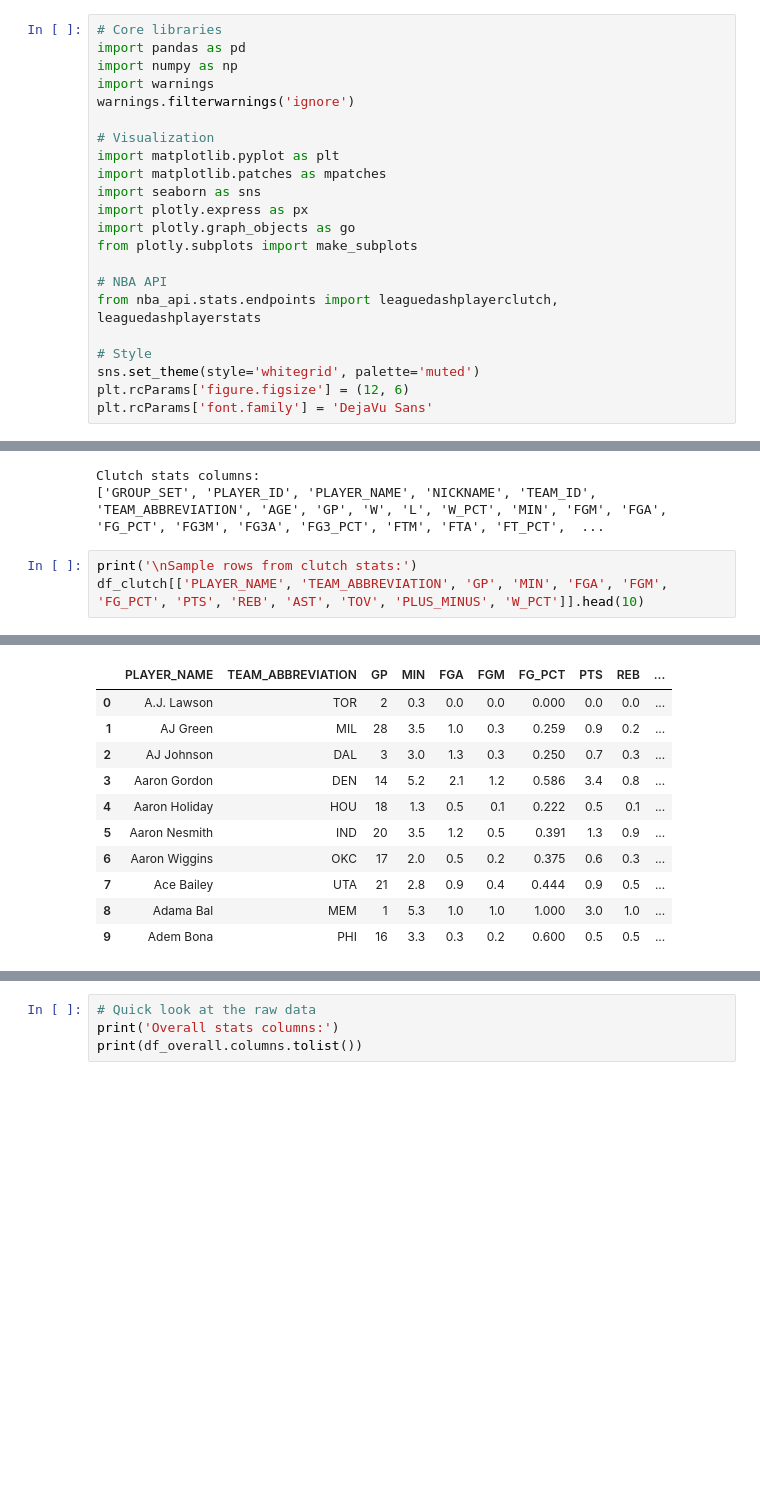
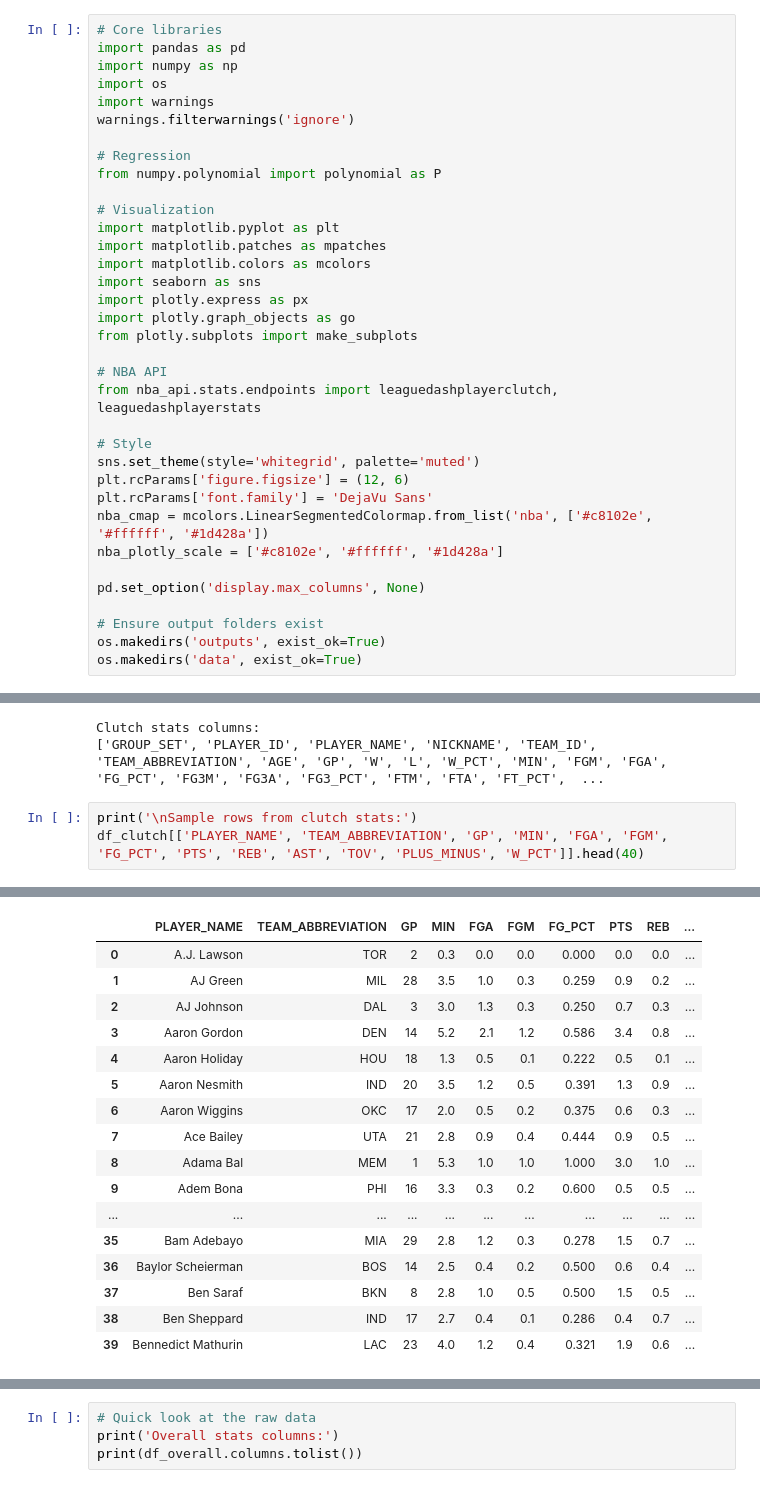
Before and after one commit to AlejandroMMunizC/nba-clutch-dashboard, a Jupyter notebook: nba_clutch_dashboard.ipynb, the cells around one changed output, grey strips where cells are left out. Drawn from its saved outputs; the diff is of its cells as text; blank space fills up the shorter version.

```diff
--- a/nba_clutch_dashboard.ipynb
+++ b/nba_clutch_dashboard.ipynb
@@ -44,12 +44,17 @@ Or directly inside a notebook cell:
 # Core libraries
 import pandas as pd
 import numpy as np
+import os
 import warnings
 warnings.filterwarnings('ignore')
+
+# Regression
+from numpy.polynomial import polynomial as P
 
 # Visualization
 import matplotlib.pyplot as plt
 import matplotlib.patches as mpatches
+import matplotlib.colors as mcolors
 import seaborn as sns
 import plotly.express as px
 import plotly.graph_objects as go
@@ -62,6 +67,14 @@ from nba_api.stats.endpoints import leaguedashplayerclutch, leaguedashplayerstat
 sns.set_theme(style='whitegrid', palette='muted')
 plt.rcParams['figure.figsize'] = (12, 6)
 plt.rcParams['font.family'] = 'DejaVu Sans'
+nba_cmap = mcolors.LinearSegmentedColormap.from_list('nba', ['#c8102e', '#ffffff', '#1d428a'])
+nba_plotly_scale = ['#c8102e', '#ffffff', '#1d428a']
+
+pd.set_option('display.max_columns', None)
+
+# Ensure output folders exist
+os.makedirs('outputs', exist_ok=True)
+os.makedirs('data', exist_ok=True)
 # %% [markdown]
 ## 2. Data Collection
 
@@ -133,17 +180,23 @@ Clutch stats columns:
 ['GROUP_SET', 'PLAYER_ID', 'PLAYER_NAME', 'NICKNAME', 'TEAM_ID', 'TEAM_ABBREVIATION', 'AGE', 'GP', 'W', 'L', 'W_PCT', 'MIN', 'FGM', 'FGA', 'FG_PCT', 'FG3M', 'FG3A', 'FG3_PCT', 'FTM', 'FTA', 'FT_PCT',  ...
 # %%
 print('\nSample rows from clutch stats:')
-df_clutch[['PLAYER_NAME', 'TEAM_ABBREVIATION', 'GP', 'MIN', 'FGA', 'FGM', 'FG_PCT', 'PTS', 'REB', 'AST', 'TOV', 'PLUS_MINUS', 'W_PCT']].head(10)
+df_clutch[['PLAYER_NAME', 'TEAM_ABBREVIATION', 'GP', 'MIN', 'FGA', 'FGM', 'FG_PCT', 'PTS', 'REB', 'AST', 'TOV', 'PLUS_MINUS', 'W_PCT']].head(40)
 # %% [output]
 Sample rows from clutch stats:
 |  | PLAYER_NAME | TEAM_ABBREVIATION | GP | MIN | FGA | FGM | FG_PCT | PTS | REB | ... |
 | 0 | A.J. Lawson | TOR | 2 | 0.3 | 0.0 | 0.0 | 0.000 | 0.0 | 0.0 | ... |
 | 1 | AJ Green | MIL | 28 | 3.5 | 1.0 | 0.3 | 0.259 | 0.9 | 0.2 | ... |
 | 2 | AJ Johnson | DAL | 3 | 3.0 | 1.3 | 0.3 | 0.250 | 0.7 | 0.3 | ... |
 | 3 | Aaron Gordon | DEN | 14 | 5.2 | 2.1 | 1.2 | 0.586 | 3.4 | 0.8 | ... |
 | 4 | Aaron Holiday | HOU | 18 | 1.3 | 0.5 | 0.1 | 0.222 | 0.5 | 0.1 | ... |
 | 5 | Aaron Nesmith | IND | 20 | 3.5 | 1.2 | 0.5 | 0.391 | 1.3 | 0.9 | ... |
 | 6 | Aaron Wiggins | OKC | 17 | 2.0 | 0.5 | 0.2 | 0.375 | 0.6 | 0.3 | ... |
 | 7 | Ace Bailey | UTA | 21 | 2.8 | 0.9 | 0.4 | 0.444 | 0.9 | 0.5 | ... |
 | 8 | Adama Bal | MEM | 1 | 5.3 | 1.0 | 1.0 | 1.000 | 3.0 | 1.0 | ... |
 | 9 | Adem Bona | PHI | 16 | 3.3 | 0.3 | 0.2 | 0.600 | 0.5 | 0.5 | ... |
+| ... | ... | ... | ... | ... | ... | ... | ... | ... | ... | ... |
+| 35 | Bam Adebayo | MIA | 29 | 2.8 | 1.2 | 0.3 | 0.278 | 1.5 | 0.7 | ... |
+| 36 | Baylor Scheierman | BOS | 14 | 2.5 | 0.4 | 0.2 | 0.500 | 0.6 | 0.4 | ... |
+| 37 | Ben Saraf | BKN | 8 | 2.8 | 1.0 | 0.5 | 0.500 | 1.5 | 0.5 | ... |
+| 38 | Ben Sheppard | IND | 17 | 2.7 | 0.4 | 0.1 | 0.286 | 0.4 | 0.7 | ... |
+| 39 | Bennedict Mathurin | LAC | 23 | 4.0 | 1.2 | 0.4 | 0.321 | 1.9 | 0.6 | ... |
```
Also changed, not shown: parts of 41 cells of this notebook, 16 other files.
